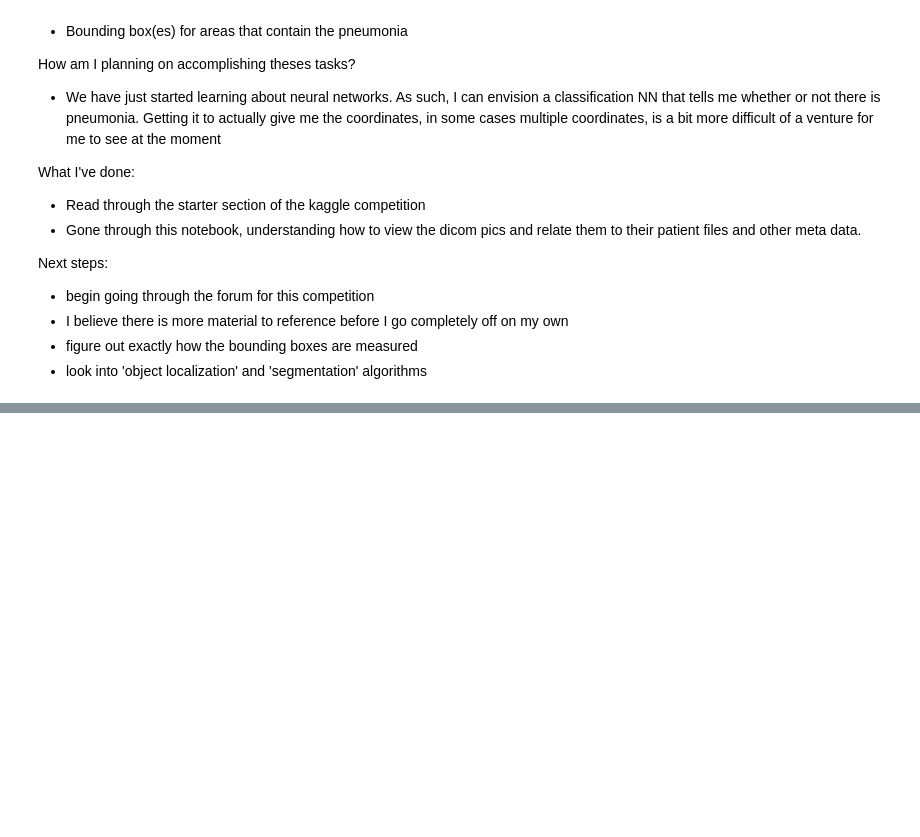
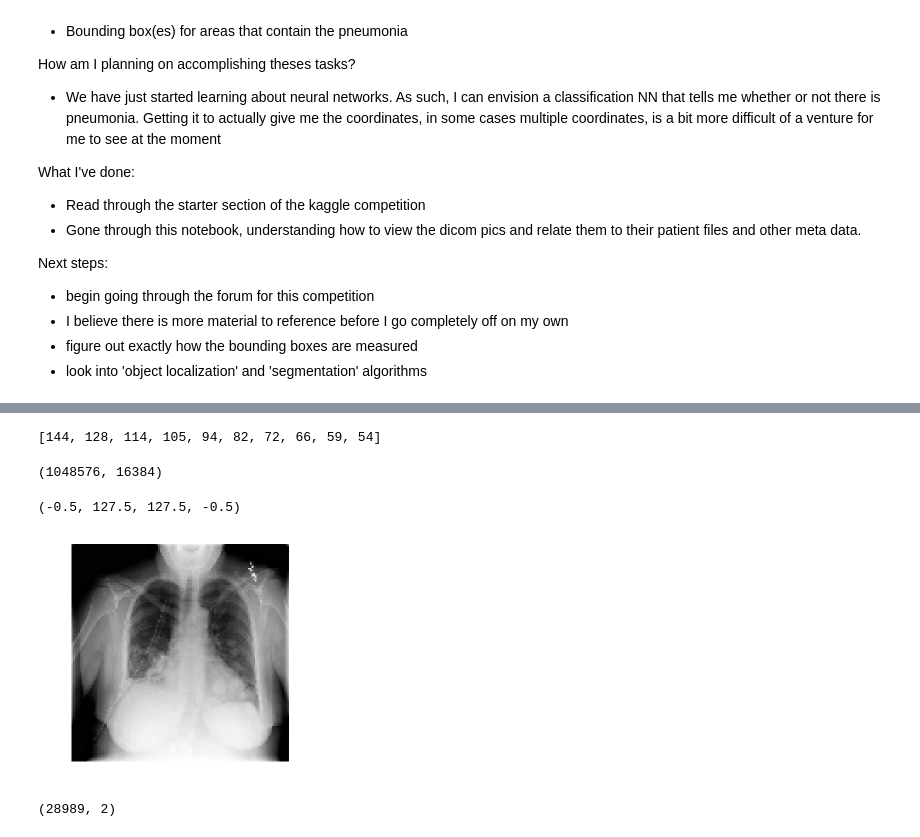
Before and after one commit to gerket/dsi_capstone, a Jupyter notebook: pneumonia/exploratory-data-analysis.ipynb, the cells around one changed output, grey strips where cells are left out. Drawn from its saved outputs; the diff is of its cells as text; code cells hidden in the pictures; blank space fills up the shorter version.

```diff
--- a/pneumonia/exploratory-data-analysis.ipynb
+++ b/pneumonia/exploratory-data-analysis.ipynb
@@ -306,0 +336,3 @@ There is a ipynb that is much more in depth and seems to give a pretty in-depth
+# %%
+df_detailed = pd.read_csv('./data/stage_1_detailed_class_info.csv')
+print(df_detailed.iloc[0])
@@ -306,0 +343,6 @@ There is a ipynb that is much more in depth and seems to give a pretty in-depth
+# %%
+patientId = df_detailed['patientId'][0]
+dcm_file = './data/stage_1_train_images/%s.dcm' % patientId
+dcm_data = pydicom.read_file(dcm_file)
+# %%
+im = dcm_data.pixel_array
@@ -306,0 +377,8 @@ There is a ipynb that is much more in depth and seems to give a pretty in-depth
+# %%
+final_pixel_array[:10]
+# %% [output]
+[144, 128, 114, 105, 94, 82, 72, 66, 59, 54]
+# %%
+len(final_pixel_array), len(pixel_labels)
+# %% [output]
+(1048576, 16384)
@@ -306,0 +387,12 @@ There is a ipynb that is much more in depth and seems to give a pretty in-depth
+# %%
+test_img_array = resize(im, (128,128)) #Testing purposes to see how well the image resolution stands up
+# %%
+pylab.imshow(test_img_array, cmap=pylab.cm.gist_gray)
+pylab.axis('off')
+# %% [output]
+(-0.5, 127.5, 127.5, -0.5)
+[figure, added]
+# %%
+df_detailed.shape
+# %% [output]
+(28989, 2)
```
Also changed, not shown: parts of 38 cells of this notebook, 6 other files.
